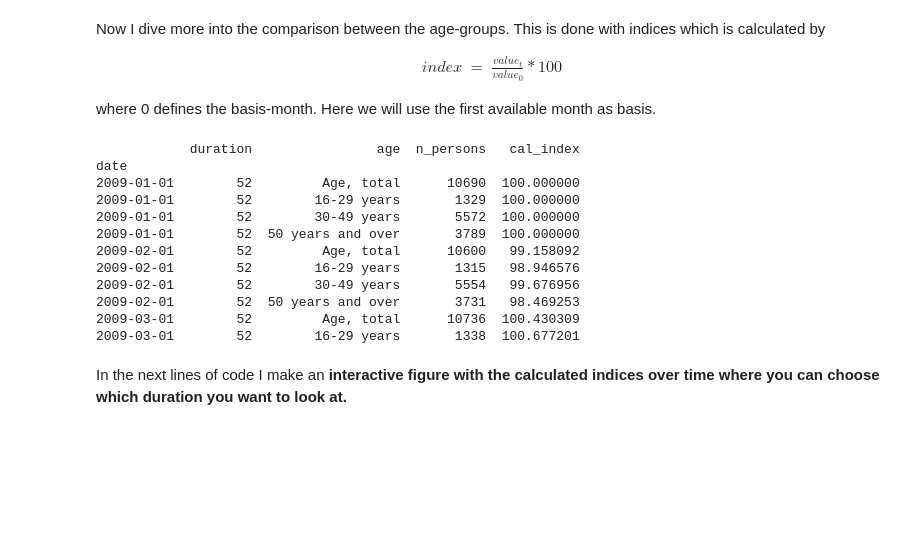
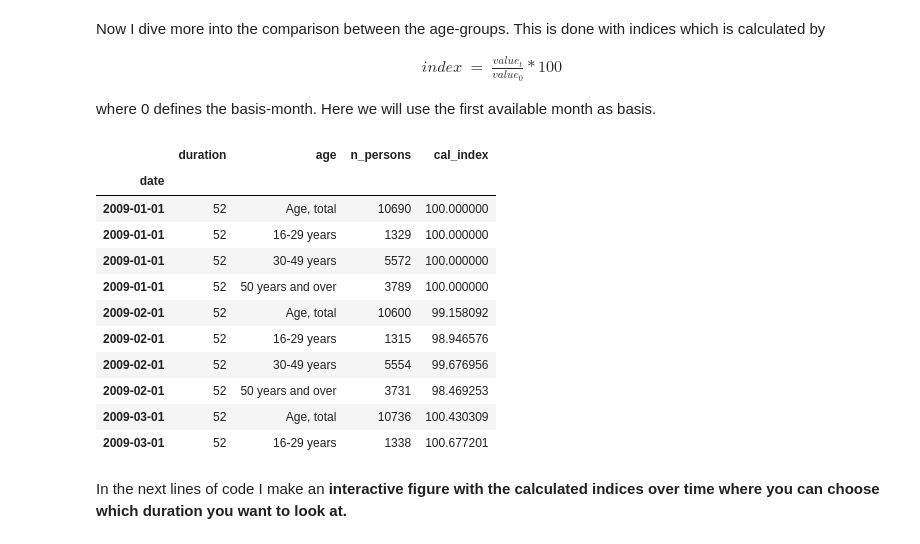
Before and after one commit to NumEconCopenhagen/projects-2019-pbj, a Jupyter notebook: examproject/Examproject/Dataproject/dataproject.ipynb, the cells around one changed output. Saved outputs shown, nothing was run; the diff lists cells and outputs as text; code cells hidden in the pictures; blank space fills up the shorter version.

```diff
--- a/examproject/Examproject/Dataproject/dataproject.ipynb
+++ b/examproject/Examproject/Dataproject/dataproject.ipynb
@@ -270,38 +271,38 @@ where 0 defines the basis-month. Here we will use the first available month as b
 # %%
 # a. make copy
 unemp2 = unemp.copy()
 
 # b. sort
 unemp2.sort_values(by = ['date', 'duration'], inplace = True)
 unemp2.reset_index(inplace = True)
 unemp2.drop(['index'], axis = 1, inplace = True) # delete the old index
 
 # c. select the first element in a series
 def first(x):
     return x.iloc[0]
 
 # d. group the data and calcualte the index
 grouped = unemp2.groupby(['duration', 'age'])
 unemp2['cal_index'] = grouped['n_persons'].transform(lambda x: x/first(x)*100)
 
-# e. set index to the figure (run only once!)
+# e. set index = date to the figure (run only once!)
 unemp2.set_index('date', inplace = True)
 
 # f. check the dataset
-print(unemp2.head(10))
+unemp2.head(10)
 # %% [output]
-            duration                age  n_persons   cal_index
-date
-2009-01-01        52         Age, total      10690  100.000000
-2009-01-01        52        16-29 years       1329  100.000000
-2009-01-01        52        30-49 years       5572  100.000000
-2009-01-01        52  50 years and over       3789  100.000000
-2009-02-01        52         Age, total      10600   99.158092
-2009-02-01        52        16-29 years       1315   98.946576
-2009-02-01        52        30-49 years       5554   99.676956
-2009-02-01        52  50 years and over       3731   98.469253
-2009-03-01        52         Age, total      10736  100.430309
-2009-03-01        52        16-29 years       1338  100.677201
+|  | duration | age | n_persons | cal_index |
+| date |  |  |  |  |
+| 2009-01-01 | 52 | Age, total | 10690 | 100.000000 |
+| 2009-01-01 | 52 | 16-29 years | 1329 | 100.000000 |
+| 2009-01-01 | 52 | 30-49 years | 5572 | 100.000000 |
+| 2009-01-01 | 52 | 50 years and over | 3789 | 100.000000 |
+| 2009-02-01 | 52 | Age, total | 10600 | 99.158092 |
+| 2009-02-01 | 52 | 16-29 years | 1315 | 98.946576 |
+| 2009-02-01 | 52 | 30-49 years | 5554 | 99.676956 |
+| 2009-02-01 | 52 | 50 years and over | 3731 | 98.469253 |
+| 2009-03-01 | 52 | Age, total | 10736 | 100.430309 |
+| 2009-03-01 | 52 | 16-29 years | 1338 | 100.677201 |
 # %% [markdown]
 In the next lines of code I make an **interactive figure with the calculated indices over time where you can choose which duration you want to look at.**
 # %%
```
Also changed, not shown: parts of 16 cells of this notebook, 5 other files.
